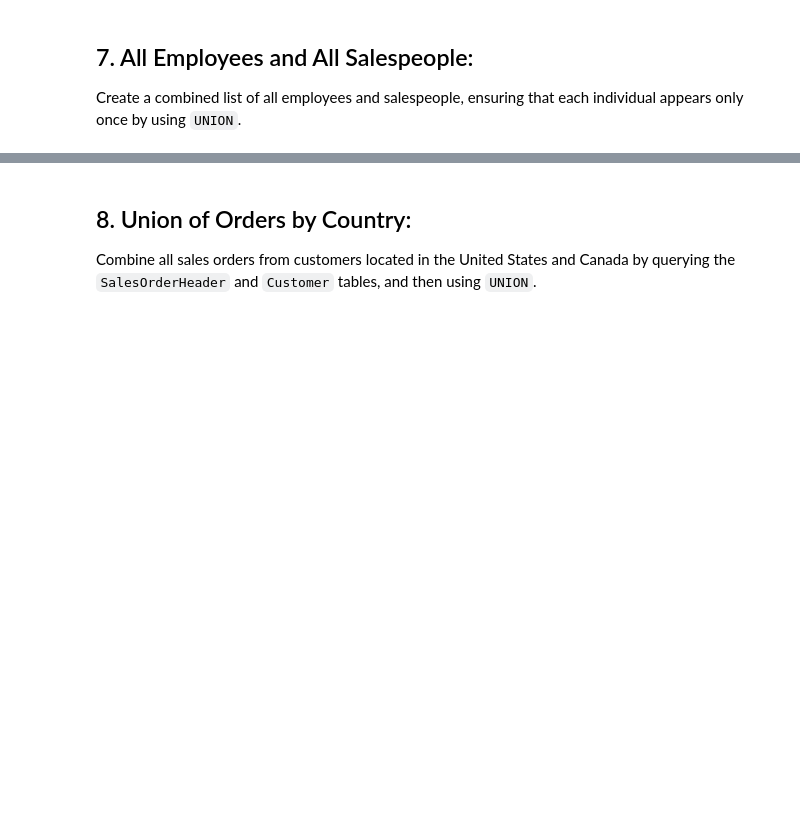
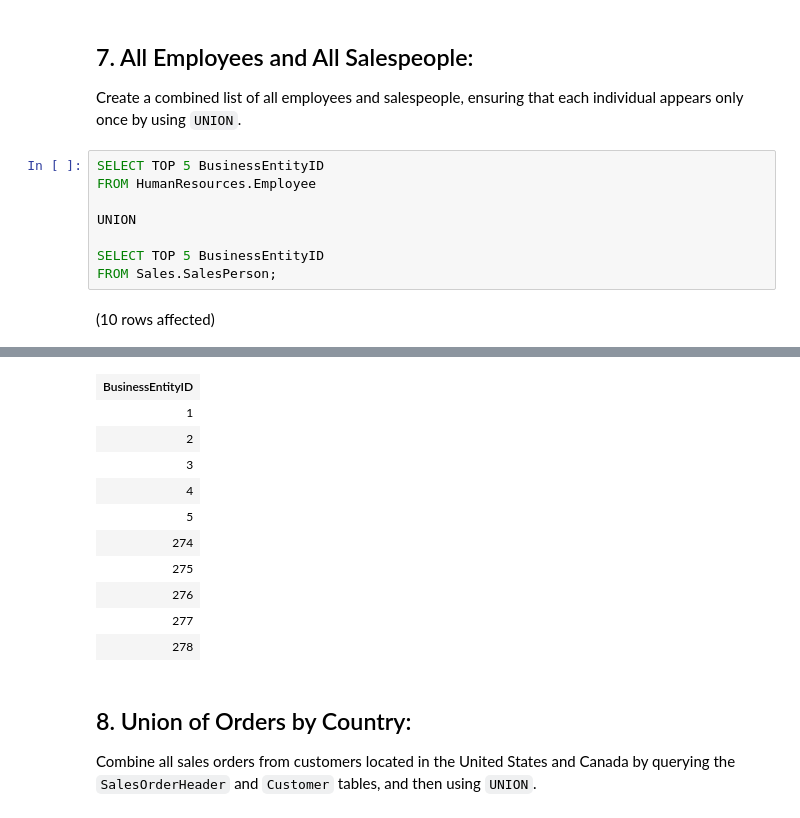
Before and after one commit to ArnanK/CSCI381-Assignments, a Jupyter notebook: PHW3S/Individual_Group1_PHW#3S_ArnanKhan.ipynb, the cells around one changed output, grey strips where cells are left out. Cells and saved outputs as stored; diff of their text form; blank space fills up the shorter version.

```diff
--- a/PHW3S/Individual_Group1_PHW#3S_ArnanKhan.ipynb
+++ b/PHW3S/Individual_Group1_PHW#3S_ArnanKhan.ipynb
@@ -166,3 +174,13 @@ Total execution time: 00:00:00.025
 # %% [markdown]
 ## 7. All Employees and All Salespeople:
 Create a combined list of all employees and salespeople, ensuring that each individual appears only once by using `UNION`.
+# %%
+SELECT TOP 5 BusinessEntityID
+FROM HumanResources.Employee
+
+UNION
+
+SELECT TOP 5 BusinessEntityID
+FROM Sales.SalesPerson;
+# %% [output]
+(10 rows affected)
@@ -169,3 +188,14 @@ Create a combined list of all employees and salespeople, ensuring that each indi
+| BusinessEntityID |
+| 1 |
+| 2 |
+| 3 |
+| 4 |
+| 5 |
+| 274 |
+| 275 |
+| 276 |
+| 277 |
+| 278 |
 # %% [markdown]
 ## 8. Union of Orders by Country:
 Combine all sales orders from customers located in the United States and Canada by querying the `SalesOrderHeader` and `Customer` tables, and then using `UNION`.
```
Also changed, not shown: parts of 8 cells of this notebook, 1 other file.
